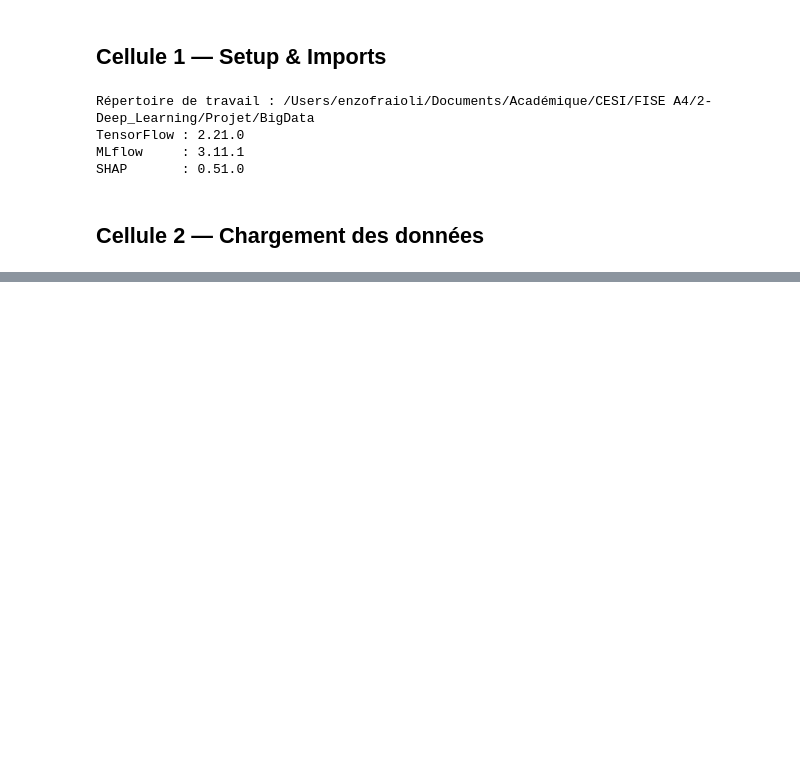
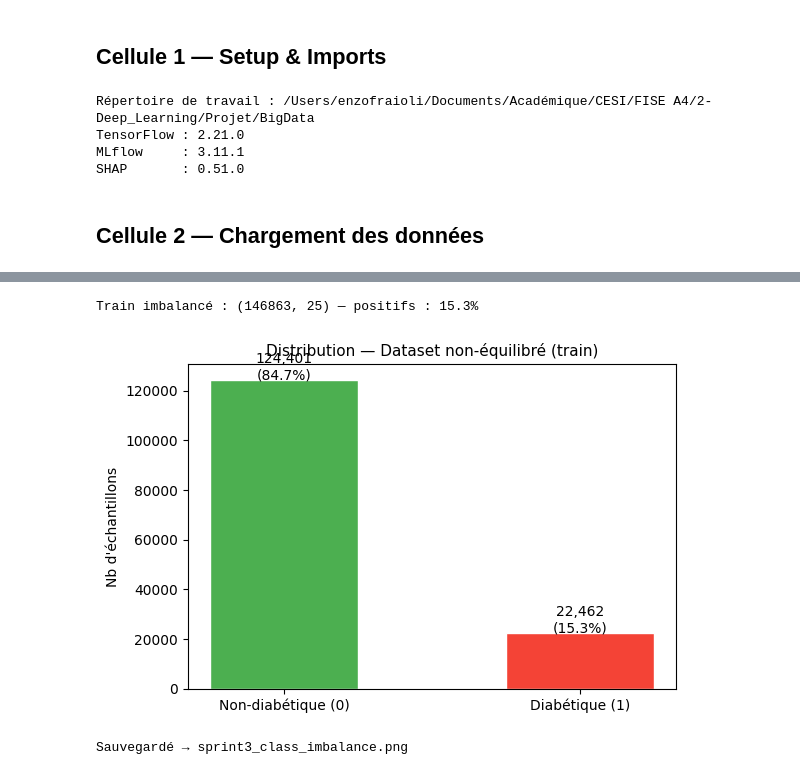
Before and after one commit to Cromano57/BigData, a Jupyter notebook: Notebooks/sprint3_opti.ipynb, the cells around one changed output, grey strips where cells are left out. Saved outputs shown, nothing was run; the diff lists cells and outputs as text; code cells hidden in the pictures; blank space fills up the shorter version.

```diff
--- a/Notebooks/sprint3_opti.ipynb
+++ b/Notebooks/sprint3_opti.ipynb
@@ -731,0 +446,33 @@ Rapport complet : `Reports/sprint3_report.md`
+# %%
+# ── Chargement du dataset non-équilibré ──────────────────────────────
+train_imbal = pd.read_csv(PROC_IMBAL / "train.csv")
+val_imbal   = pd.read_csv(PROC_IMBAL / "val.csv")
+test_imbal  = pd.read_csv(PROC_IMBAL / "test.csv")
+
+Xi_train = train_imbal.drop(columns=[TARGET]).values.astype("float32")
+yi_train = train_imbal[TARGET].values.astype("float32")
+Xi_val   = val_imbal.drop(columns=[TARGET]).values.astype("float32")
+yi_val   = val_imbal[TARGET].values.astype("float32")
+Xi_test  = test_imbal.drop(columns=[TARGET]).values.astype("float32")
+yi_test  = test_imbal[TARGET].values.astype("float32")
+
+print(f"Train imbalancé : {Xi_train.shape} — positifs : {yi_train.mean()*100:.1f}%")
+
+# Distribution
+fig, ax = plt.subplots(figsize=(6, 4))
+counts = [int((yi_train == 0).sum()), int((yi_train == 1).sum())]
+ax.bar(["Non-diabétique (0)", "Diabétique (1)"], counts,
+       color=["#4CAF50", "#F44336"], edgecolor="white", width=0.5)
+ax.set_title("Distribution — Dataset non-équilibré (train)", fontsize=11)
+ax.set_ylabel("Nb d'échantillons")
+for i, v in enumerate(counts):
+    ax.text(i, v + 200, f"{v:,}\n({v/sum(counts)*100:.1f}%)", ha="center", fontsize=10)
+plt.tight_layout()
+out = REPORT_DIR / "sprint3_class_imbalance.png"
+plt.savefig(out, dpi=150, bbox_inches="tight")
+plt.show()
+print(f"Sauvegardé → {out.name}")
+# %% [output]
+Train imbalancé : (146863, 25) — positifs : 15.3%
+[figure, added]
+Sauvegardé → sprint3_class_imbalance.png
```
Also changed, not shown: parts of 58 cells of this notebook.
